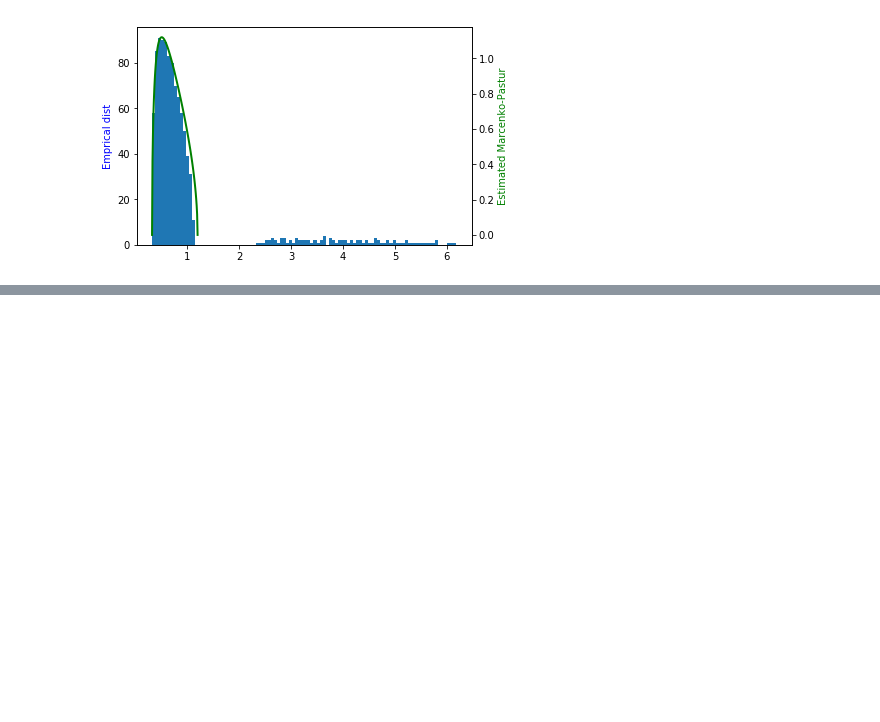
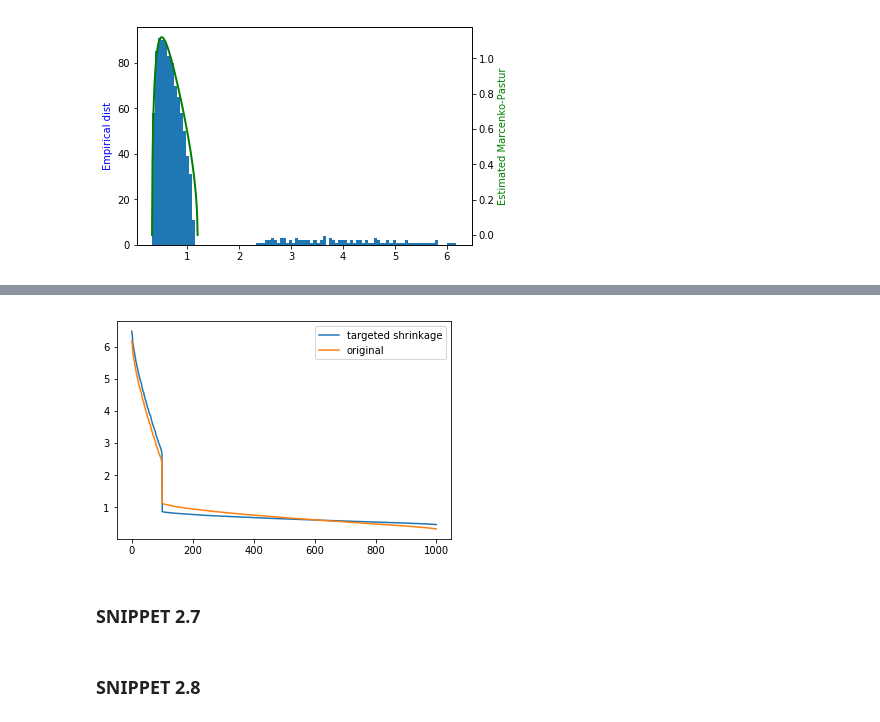
Before and after one commit to utopiangit/Financial, a Jupyter notebook: ml/Marcenko-Pastur.ipynb, the cells around one changed output, grey strips where cells are left out. Cells and saved outputs as stored; diff of their text form; code cells hidden in the pictures; blank space fills up the shorter version.

```diff
--- a/ml/Marcenko-Pastur.ipynb
+++ b/ml/Marcenko-Pastur.ipynb
@@ -126,0 +154,22 @@ plt.show()
+# %%
+def denoisedCorr2(eVal, eVec, nFacts, alpha = 0):
+    '''denoising by targeted shrinkage
+    '''
+    eValL, eVecL = eVal[:nFacts, :nFacts], eVec[:, :nFacts]
+    eValR, eVecR = eVal[nFacts:, nFacts:], eVec[:, nFacts:]
+    corr0 = np.dot(eVecL, eValL).dot(eVecL.T)
+    corr1 = np.dot(eVecR, eValR).dot(eVecR.T)
+    corr2 = corr0 + alpha * corr1 + (1 - alpha) * np.diag(np.diag(corr1))
+    return corr2
+# %%
+corr1 = denoisedCorr2(eVal0, eVec0, nFacts0, alpha = 0.5)
+eVal1, eVec1 = getPCA(corr1)
+# %%
+plt.plot(np.diag(eVal1), label = 'targeted shrinkage')
+plt.plot(np.diag(eVal0), label = 'original')
+plt.legend()
+plt.show()
+# %% [output]
+[figure, added]
+# %% [markdown]
+### SNIPPET 2.7
@@ -126,0 +201,2 @@ plt.show()
+# %% [markdown]
+### SNIPPET 2.8
```
Also changed, not shown: parts of 29 cells of this notebook.
